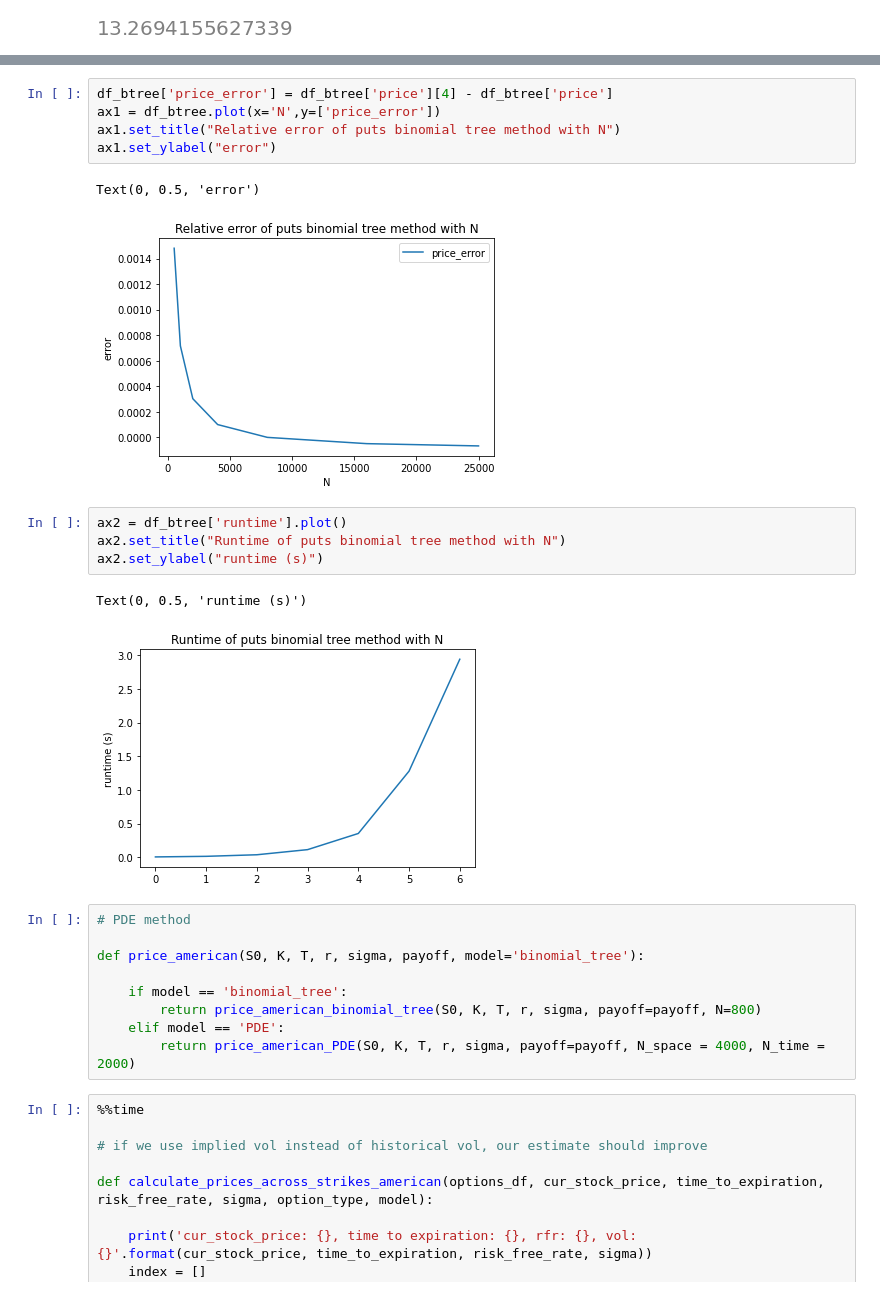
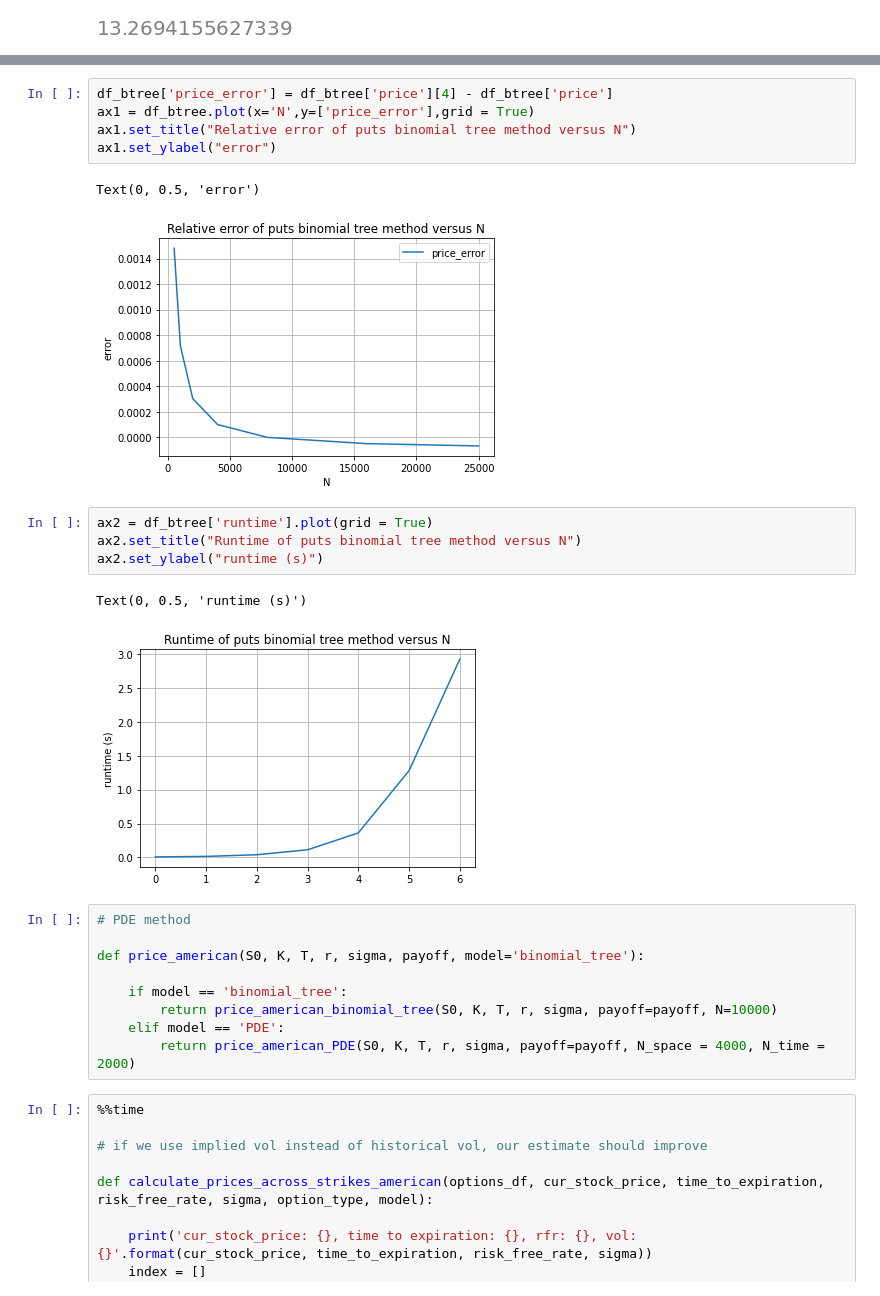
Before and after one commit to Maosef/options_pricing, a Jupyter notebook: option pricing active_clean.ipynb, the cells around one changed output, grey strips where cells are left out. Drawn from its saved outputs; the diff is of its cells as text.

```diff
--- a/option pricing active_clean.ipynb
+++ b/option pricing active_clean.ipynb
@@ -371,25 +361,25 @@ df_btree.head()
 # %%
 df_btree['price_error'] = df_btree['price'][4] - df_btree['price']
-ax1 = df_btree.plot(x='N',y=['price_error'])
-ax1.set_title("Relative error of puts binomial tree method with N")
+ax1 = df_btree.plot(x='N',y=['price_error'],grid = True)
+ax1.set_title("Relative error of puts binomial tree method versus N")
 ax1.set_ylabel("error")
 # %% [output]
 Text(0, 0.5, 'error')
-[figure, old version]
+[figure, new version]
 # %%
-ax2 = df_btree['runtime'].plot()
-ax2.set_title("Runtime of puts binomial tree method with N")
+ax2 = df_btree['runtime'].plot(grid = True)
+ax2.set_title("Runtime of puts binomial tree method versus N")
 ax2.set_ylabel("runtime (s)")
 # %% [output]
 Text(0, 0.5, 'runtime (s)')
-[figure, old version]
+[figure, new version]
 # %%
 # PDE method
 
 def price_american(S0, K, T, r, sigma, payoff, model='binomial_tree'):
 
     if model == 'binomial_tree':
-        return price_american_binomial_tree(S0, K, T, r, sigma, payoff=payoff, N=800)
+        return price_american_binomial_tree(S0, K, T, r, sigma, payoff=payoff, N=10000)
     elif model == 'PDE':
         return price_american_PDE(S0, K, T, r, sigma, payoff=payoff, N_space = 4000, N_time = 2000)
 # %%
```
Also changed, not shown: parts of 18 cells of this notebook.
